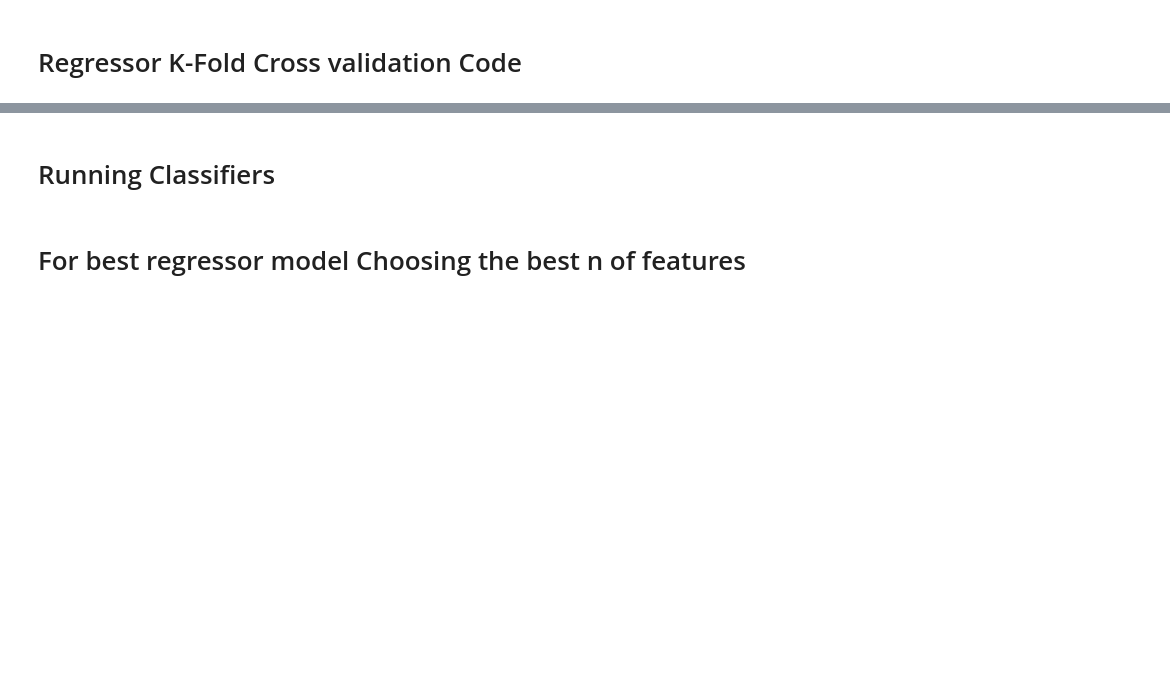
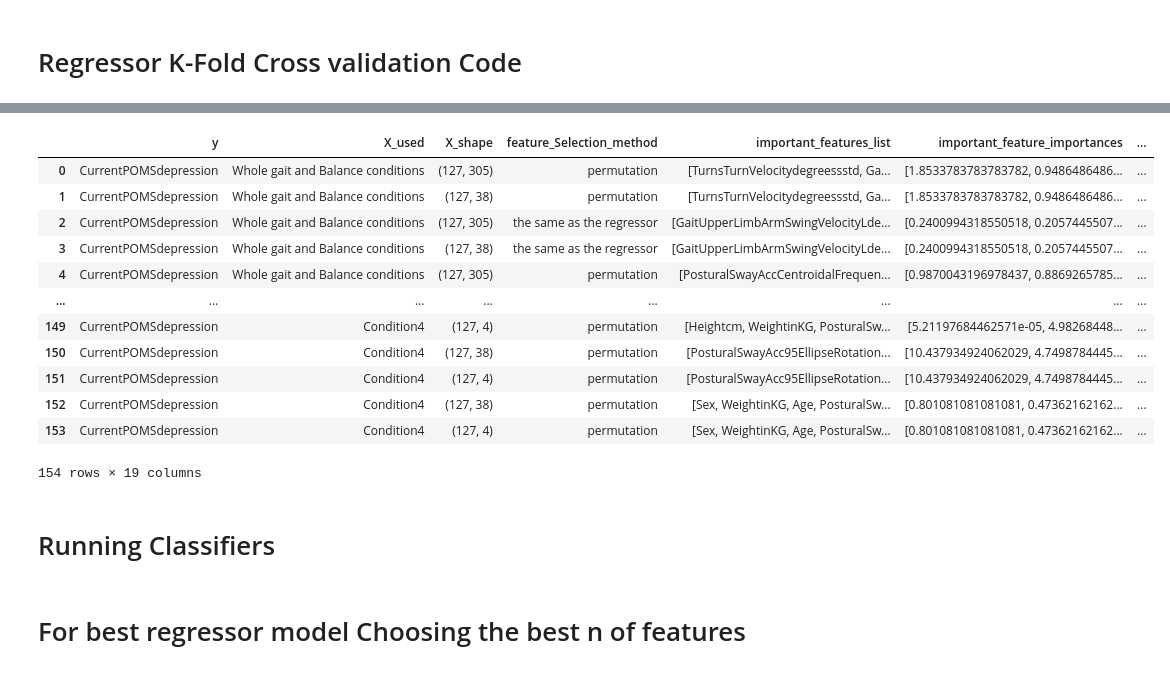
Before and after one commit to DrAhmedTorad/Depression_Gait_Balance, a Jupyter notebook: Notebooks/3 Data Categorization and modelling copy.ipynb, the cells around one changed output, grey strips where cells are left out. Drawn from its saved outputs; the diff is of its cells as text; code cells hidden in the pictures; blank space fills up the shorter version.

```diff
--- a/Notebooks/3 Data Categorization and modelling copy.ipynb
+++ b/Notebooks/3 Data Categorization and modelling copy.ipynb
@@ -370,11 +378,10 @@ Increase the number of iterations (max_iter) or scale the data as shown in:
 #----------------------------------------------------
 # Defining Variables that inserted in the code
 #----------------------------------------------------
-Y_Reg_Var
-X_list
-Reg_Model_list
-Top_feature_number = 12
-cv = ShuffleSplit(n_splits=10,test_size=10, train_size=.90, random_state=33)
+Y_Reg_Var_T = Y_Reg_Var
+X_list_T = X_list
+Reg_Model_list_T = Reg_Model_list
+cv = ShuffleSplit(n_splits=2,test_size=2, train_size=.90, random_state=33)
 #----------------------------------------------------
 # Defining Empty dataframe for results
 #----------------------------------------------------
@@ -385,9 +392,9 @@ results_df_reg_Montecarlo =pd.DataFrame(columns=['y','X_used','X_shape','feature
 #----------------------------------------------------
 # Creating for loop for y_name_list
 #----------------------------------------------------
-for y_name in Y_Reg_Var:
+for y_name in Y_Reg_Var_T:
     y = df[y_name].values
-    for X in X_list:
+    for X in X_list_T:
         X_columns_names = X.columns
         if('GaitJointBackRightLat.BendMax.degreesmean'in X.columns) and ('PosturalSwayAcc95EllipseAxis1Radiusms2_A' in X.columns) and ('PosturalSwayAcc95EllipseAxis1Radiusms2_A' in X.columns) and ('PosturalSwayAcc95EllipseAxis1Radiusms2_B' in X.columns) and ('PosturalSwayAcc95EllipseAxis1Radiusms2_C' in X.columns):
             X_used = "Whole gait and Balance conditions"
@@ -403,7 +410,14 @@ for y_name in Y_Reg_Var:
             X_used = "Condition3"
         elif 'PosturalSwayAcc95EllipseAxis1Radiusms2_C' in X.columns:
             X_used = "Condition4"
-        for Model_name in Reg_Model_list:
+        # Create the RFE object and compute a cross-validated score.
+        RandomForestClassifierModel = RandomForestClassifier(criterion = 'gini',n_estimators= 100,max_depth=2,random_state=33) #criterion can be also : entropy
+        min_features_to_select = 1  # Minimum number of features to consider
+        rfecv = RFECV(estimator=RandomForestClassifierModel, step=1, cv=cv, scoring="accuracy",
+        min_features_to_select=min_features_to_select)
+        rfecv.fit(X, y)
+        Top_feature_number = rfecv.n_features_
+        for Model_name in Reg_Model_list_T:
             # Test and Train separation
             X_train, X_test, y_train, y_test = train_test_split(X, y, test_size=0.10, random_state=33, shuffle =False)
             # Feature selection application
@@ -475,10 +507,9 @@ results_df_reg_Montecarlo.to_excel(EXPORT_PATH)
 #----------------------------------------------------
 # Defining Variables that inserted in the code
 #----------------------------------------------------
-Y_Reg_Var
-X_list
-Reg_Model_list
-Top_feature_number = 12
+Y_Reg_Var_T = Y_Reg_Var
+X_list_T = X_list
+Reg_Model_list_T = Reg_Model_list
 cv = RepeatedStratifiedKFold(n_splits=2, n_repeats= 2, random_state= 33)
 #----------------------------------------------------
 # Defining Empty dataframe for results
@@ -489,9 +520,9 @@ results_df_reg_KFCrossValidation =pd.DataFrame(columns=['y','X_used','X_shape','
 #----------------------------------------------------
 # Creating for loop for y_name_list
 #----------------------------------------------------
-for y_name in Y_Reg_Var:
+for y_name in Y_Reg_Var_T:
     y = df[y_name].values
-    for X in X_list:
+    for X in X_list_T:
         X_columns_names = X.columns
         if('GaitJointBackRightLat.BendMax.degreesmean'in X.columns) and ('PosturalSwayAcc95EllipseAxis1Radiusms2_A' in X.columns) and ('PosturalSwayAcc95EllipseAxis1Radiusms2_A' in X.columns) and ('PosturalSwayAcc95EllipseAxis1Radiusms2_B' in X.columns) and ('PosturalSwayAcc95EllipseAxis1Radiusms2_C' in X.columns):
             X_used = "Whole gait and Balance conditions"
@@ -507,7 +538,14 @@ for y_name in Y_Reg_Var:
             X_used = "Condition3"
         elif 'PosturalSwayAcc95EllipseAxis1Radiusms2_C' in X.columns:
             X_used = "Condition4"
-        for Model_name in Reg_Model_list:
+        # Create the RFE object and compute a cross-validated score.
+        RandomForestClassifierModel = RandomForestClassifier(criterion = 'gini',n_estimators= 100,max_depth=2,random_state=33) #criterion can be also : entropy
+        min_features_to_select = 1  # Minimum number of features to consider
+        rfecv = RFECV(estimator=RandomForestClassifierModel, step=1, cv=cv, scoring="accuracy",
+        min_features_to_select=min_features_to_select)
+        rfecv.fit(X, y)
+        Top_feature_number = rfecv.n_features_
+        for Model_name in Reg_Model_list_T:
             # Test and Train separation
             X_train, X_test, y_train, y_test = train_test_split(X, y, test_size=0.10, random_state=33, shuffle =False)
             # Feature selection application
@@ -576,3 +633,19 @@ results_df_reg_KFCrossValidation.to_excel(EXPORT_PATH)
+# %%
+results_df_reg_KFCrossValidation
+# %% [output]
+|  | y | X_used | X_shape | feature_Selection_method | important_features_list | important_feature_importances | ... |
+| 0 | CurrentPOMSdepression | Whole gait and Balance conditions | (127, 305) | permutation | [TurnsTurnVelocitydegreessstd, Ga... | [1.8533783783783782, 0.9486486486... | ... |
+| 1 | CurrentPOMSdepression | Whole gait and Balance conditions | (127, 38) | permutation | [TurnsTurnVelocitydegreessstd, Ga... | [1.8533783783783782, 0.9486486486... | ... |
+| 2 | CurrentPOMSdepression | Whole gait and Balance conditions | (127, 305) | the same as the regressor | [GaitUpperLimbArmSwingVelocityLde... | [0.2400994318550518, 0.2057445507... | ... |
+| 3 | CurrentPOMSdepression | Whole gait and Balance conditions | (127, 38) | the same as the regressor | [GaitUpperLimbArmSwingVelocityLde... | [0.2400994318550518, 0.2057445507... | ... |
+| 4 | CurrentPOMSdepression | Whole gait and Balance conditions | (127, 305) | permutation | [PosturalSwayAccCentroidalFrequen... | [0.9870043196978437, 0.8869265785... | ... |
+| ... | ... | ... | ... | ... | ... | ... | ... |
+| 149 | CurrentPOMSdepression | Condition4 | (127, 4) | permutation | [Heightcm, WeightinKG, PosturalSw... | [5.21197684462571e-05, 4.98268448... | ... |
+| 150 | CurrentPOMSdepression | Condition4 | (127, 38) | permutation | [PosturalSwayAcc95EllipseRotation... | [10.437934924062029, 4.7498784445... | ... |
+| 151 | CurrentPOMSdepression | Condition4 | (127, 4) | permutation | [PosturalSwayAcc95EllipseRotation... | [10.437934924062029, 4.7498784445... | ... |
+| 152 | CurrentPOMSdepression | Condition4 | (127, 38) | permutation | [Sex, WeightinKG, Age, PosturalSw... | [0.801081081081081, 0.47362162162... | ... |
+| 153 | CurrentPOMSdepression | Condition4 | (127, 4) | permutation | [Sex, WeightinKG, Age, PosturalSw... | [0.801081081081081, 0.47362162162... | ... |
+154 rows × 19 columns
 # %% [markdown]
 # Running Classifiers
 # %%
```
Also changed, not shown: parts of 10 cells of this notebook.
